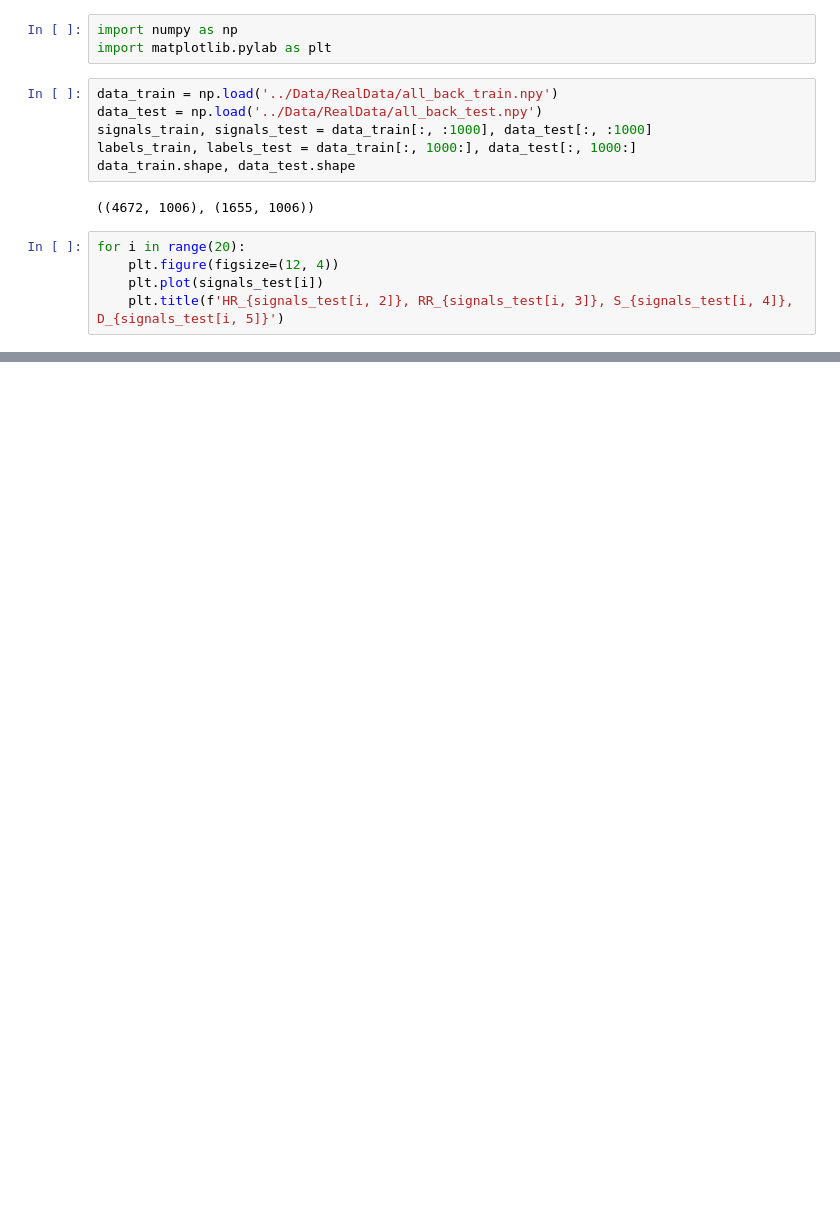
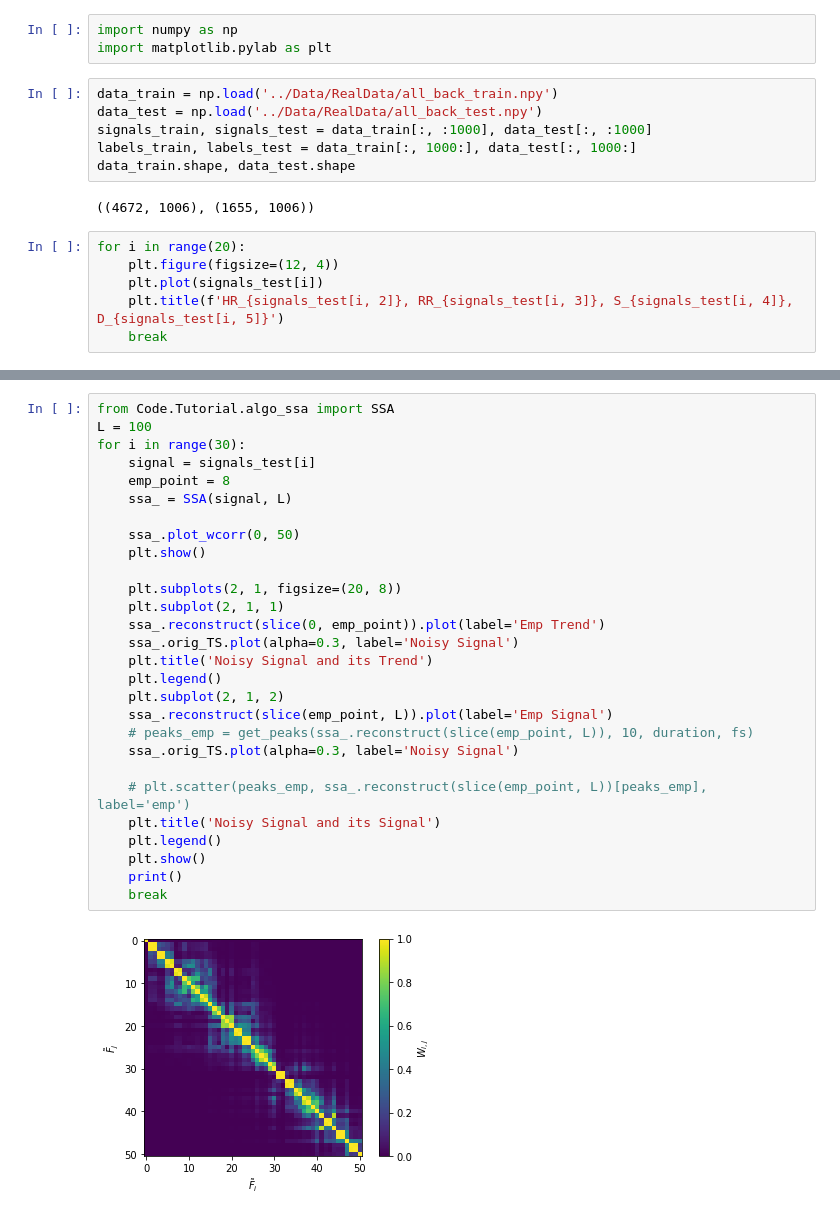
Before and after one commit to A-Big-Tortoise/NRSR_Research, a Jupyter notebook: Code/draft.ipynb, the cells around one changed output, grey strips where cells are left out. Drawn from its saved outputs; the diff is of its cells as text; blank space fills up the shorter version.

```diff
--- a/Code/draft.ipynb
+++ b/Code/draft.ipynb
@@ -14,5 +14,6 @@ for i in range(20):
     plt.figure(figsize=(12, 4))
     plt.plot(signals_test[i])
     plt.title(f'HR_{signals_test[i, 2]}, RR_{signals_test[i, 3]}, S_{signals_test[i, 4]}, D_{signals_test[i, 5]}')
+    break
 # %% [output]
 [figure]
@@ -30,0 +20,30 @@ for i in range(20):
+# %%
+from Code.Tutorial.algo_ssa import SSA
+L = 100
+for i in range(30):
+    signal = signals_test[i]
+    emp_point = 8
+    ssa_ = SSA(signal, L)
+
+    ssa_.plot_wcorr(0, 50)
+    plt.show()
+
+    plt.subplots(2, 1, figsize=(20, 8))
+    plt.subplot(2, 1, 1)
+    ssa_.reconstruct(slice(0, emp_point)).plot(label='Emp Trend')
+    ssa_.orig_TS.plot(alpha=0.3, label='Noisy Signal')
+    plt.title('Noisy Signal and its Trend')
+    plt.legend()
+    plt.subplot(2, 1, 2)
+    ssa_.reconstruct(slice(emp_point, L)).plot(label='Emp Signal')
+    # peaks_emp = get_peaks(ssa_.reconstruct(slice(emp_point, L)), 10, duration, fs)
+    ssa_.orig_TS.plot(alpha=0.3, label='Noisy Signal')
+
+    # plt.scatter(peaks_emp, ssa_.reconstruct(slice(emp_point, L))[peaks_emp], label='emp')
+    plt.title('Noisy Signal and its Signal')
+    plt.legend()
+    plt.show()
+    print()
+    break
+# %% [output]
+[figure, added]
```
Also changed, not shown: parts of 2 cells of this notebook, 23 other files.
